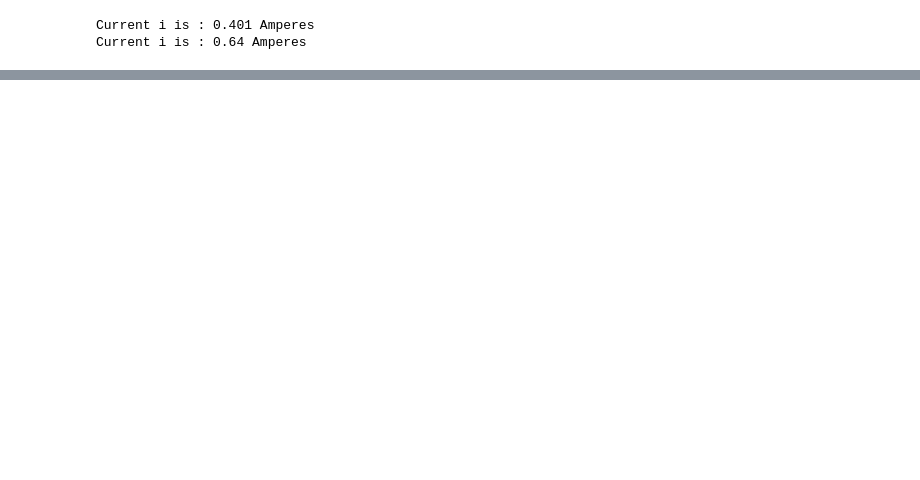
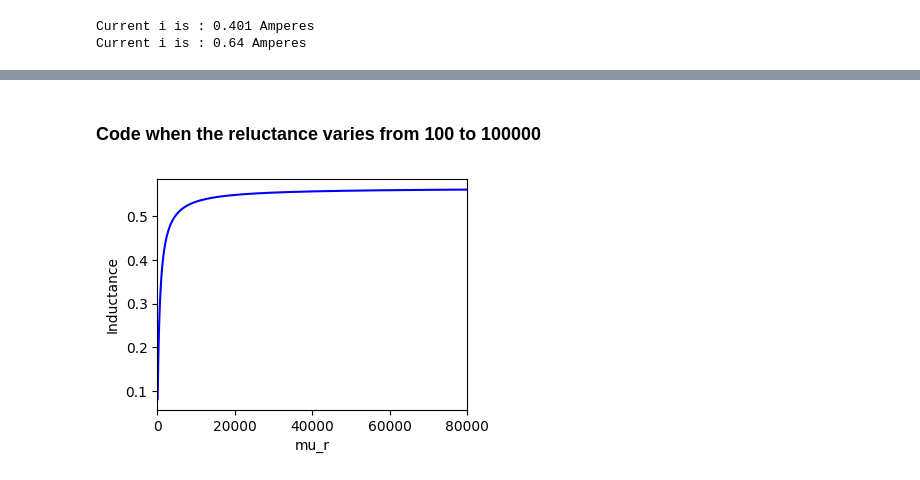
Before and after one commit to oreymaonr/Electric-Machinery, a Jupyter notebook: Electric Machinery.ipynb, the cells around one changed output, grey strips where cells are left out. Saved outputs shown, nothing was run; the diff lists cells and outputs as text; code cells hidden in the pictures; blank space fills up the shorter version.

```diff
--- a/Electric Machinery.ipynb
+++ b/Electric Machinery.ipynb
@@ -128,0 +219,18 @@ plt.show()
+# %% [markdown]
+### Code when the reluctance varies from 100 to 100000
+# %%
+mu_r_points  = np.arange(100,100000,10)
+#finding r_c as r_g is the same as before
+r_c_points = find__R_c(l_c,mu_r_points,mu_0,a_c)
+#total reluctance
+r_tot_points = r_c_points + r_g
+# as per equation 1.4.1
+L_points = N*N/r_tot_points
+plt.figure(figsize=(4, 3))
+plt.plot(mu_r_points,L_points,color = "blue")
+plt.xlabel("mu_r")
+plt.xlim(0,80000)
+plt.ylabel("Inductance")
+plt.show()
+# %% [output]
+[figure, added]
```
Also changed, not shown: parts of 7 cells of this notebook.
